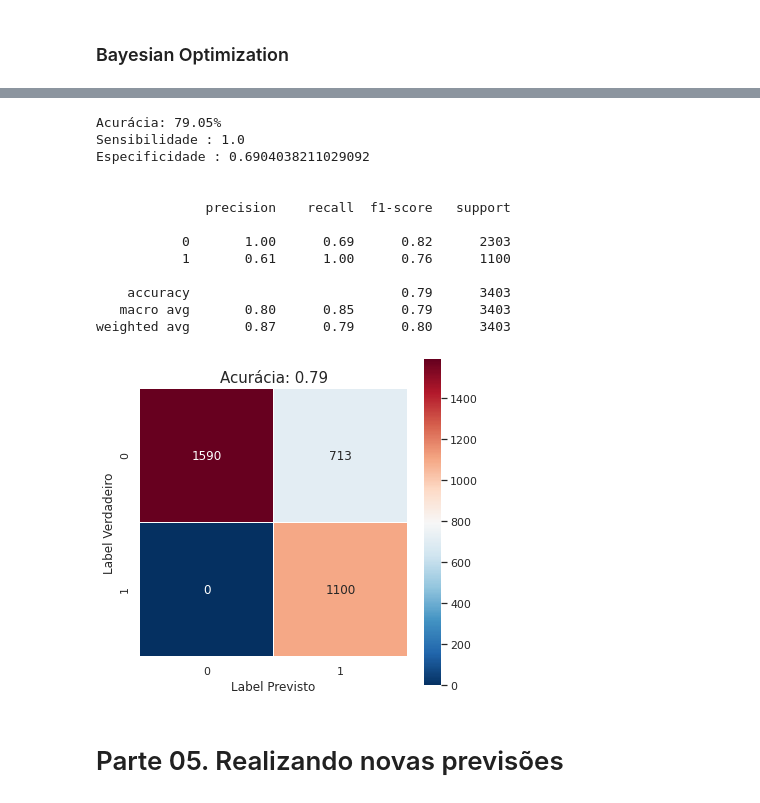
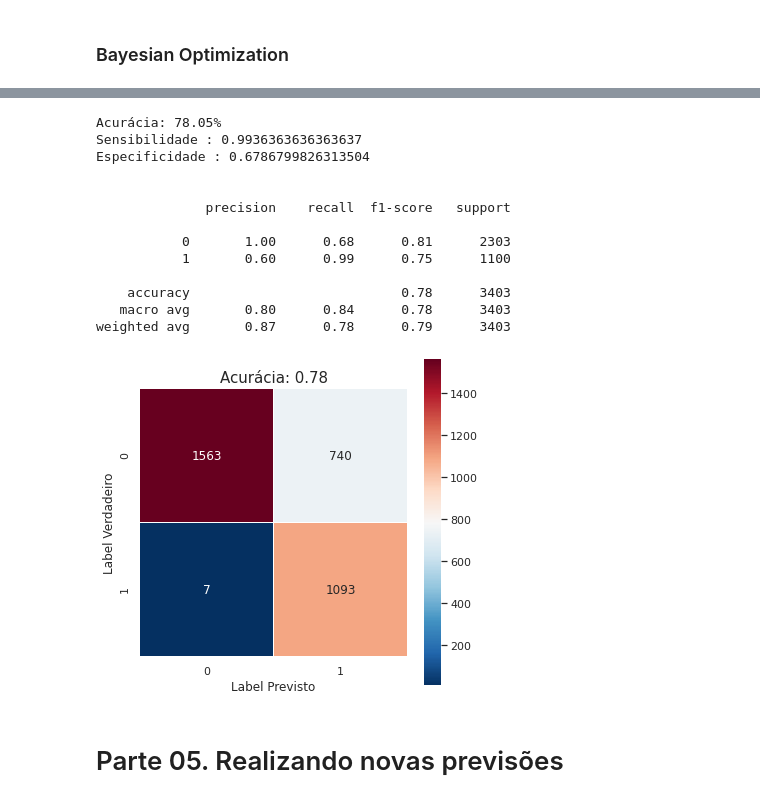
Before and after one commit to RodrigoLima82/Maratona_IBM_2020, a Jupyter notebook: Desafio_07/notebook/Desafio-07-XGB_v2.ipynb, the cells around one changed output, grey strips where cells are left out. Saved outputs shown, nothing was run; the diff lists cells and outputs as text; code cells hidden in the pictures.

```diff
--- a/Desafio_07/notebook/Desafio-07-XGB_v2.ipynb
+++ b/Desafio_07/notebook/Desafio-07-XGB_v2.ipynb
@@ -136,0 +159,3 @@ X_treino, X_teste, y_treino, y_teste = train_test_split(X, y, test_size = .2, ra
+# %%
+# Split dos dados
+X_treino, y_treino, X_teste, y_teste = train_test_split_strat(treino, 'TARGET', test_size = .2, random_state = SEED)
@@ -392,23 +453,4 @@ study_v2.best_params
 # %%
-# Criando o modelo
-
-# Selecionando features para treinamento
-X = treino.drop(['TARGET'], axis = 1)
-
-# Selecionando feature target
-y = treino['TARGET']
-
-# Transformando target em tipo numerico
-y = y.astype("category").cat.codes
-
-# Padronizando os dados (0 para a média, 1 para o desvio padrão)
-X = StandardScaler().fit_transform(X)
-
-# Split dos dados
-X_treino, X_teste, y_treino, y_teste = train_test_split(X, y, test_size = .2, random_state = SEED, stratify = y)
-
-
-
 params = {'silent'       : 1,
           'objective'    : 'binary:logistic',
           'eval_metric'  : 'auc',
@@ -577,21 +617,4 @@ result.best_params_
 # %%
-# Criando o modelo
-
-# Selecionando features para treinamento
-X = treino.drop(['TARGET'], axis = 1)
-
-# Selecionando feature target
-y = treino['TARGET']
-
-# Transformando target em tipo numerico
-y = y.astype("category").cat.codes
-
-# Padronizando os dados (0 para a média, 1 para o desvio padrão)
-X = StandardScaler().fit_transform(X)
-
-# Split dos dados
-X_treino, X_teste, y_treino, y_teste = train_test_split(X, y, test_size = .2, random_state = SEED, stratify = y)
-
 modelo_xgb_v5 = xgb.XGBClassifier(**result.best_params_)
 
 # Treinando o modelo
@@ -612,42 +635,42 @@ conf_matriz_xgb = confusion_matrix(y_teste, xgb_y_pred)
 speci_xgb = conf_matriz_xgb[0,0] / (conf_matriz_xgb[0,0] + conf_matriz_xgb[0,1])
 sensi_xgb = conf_matriz_xgb[1,1] / (conf_matriz_xgb[1,0] + conf_matriz_xgb[1,1])
 
 # Print
 print('Sensibilidade :', sensi_xgb)
 print('Especificidade :', speci_xgb)
 print('\n')
 
 # Matriz de Confusão gráfica
 sns.set(rc={'figure.figsize':(6, 6)})
 sns.heatmap(conf_matriz_xgb,
             annot = True,
             fmt = ".0f",
             linewidths = .5,
             square = True,
             cmap = 'RdBu_r')
 
 # Labels e Títulos
 plt.ylabel('Label Verdadeiro')
 plt.xlabel('Label Previsto')
 plt.title('Acurácia: {:.2f}'.format(xgb_score_v5), size = 15)
 
 # Relatório de Classificação
 print(classification_report(y_teste, xgb_y_pred))
 # %% [output]
-Acurácia: 79.05%
-Sensibilidade : 1.0
-Especificidade : 0.6904038211029092
+Acurácia: 78.05%
+Sensibilidade : 0.9936363636363637
+Especificidade : 0.6786799826313504
 
 
               precision    recall  f1-score   support
 
-           0       1.00      0.69      0.82      2303
-           1       0.61      1.00      0.76      1100
+           0       1.00      0.68      0.81      2303
+           1       0.60      0.99      0.75      1100
 
-    accuracy                           0.79      3403
-   macro avg       0.80      0.85      0.79      3403
-weighted avg       0.87      0.79      0.80      3403
+    accuracy                           0.78      3403
+   macro avg       0.80      0.84      0.78      3403
+weighted avg       0.87      0.78      0.79      3403
-[figure, old version]
+[figure, new version]
 # %% [markdown]
 # Parte 05. Realizando novas previsões
 # %%
```
Also changed, not shown: parts of 21 cells of this notebook, 44 other files.
